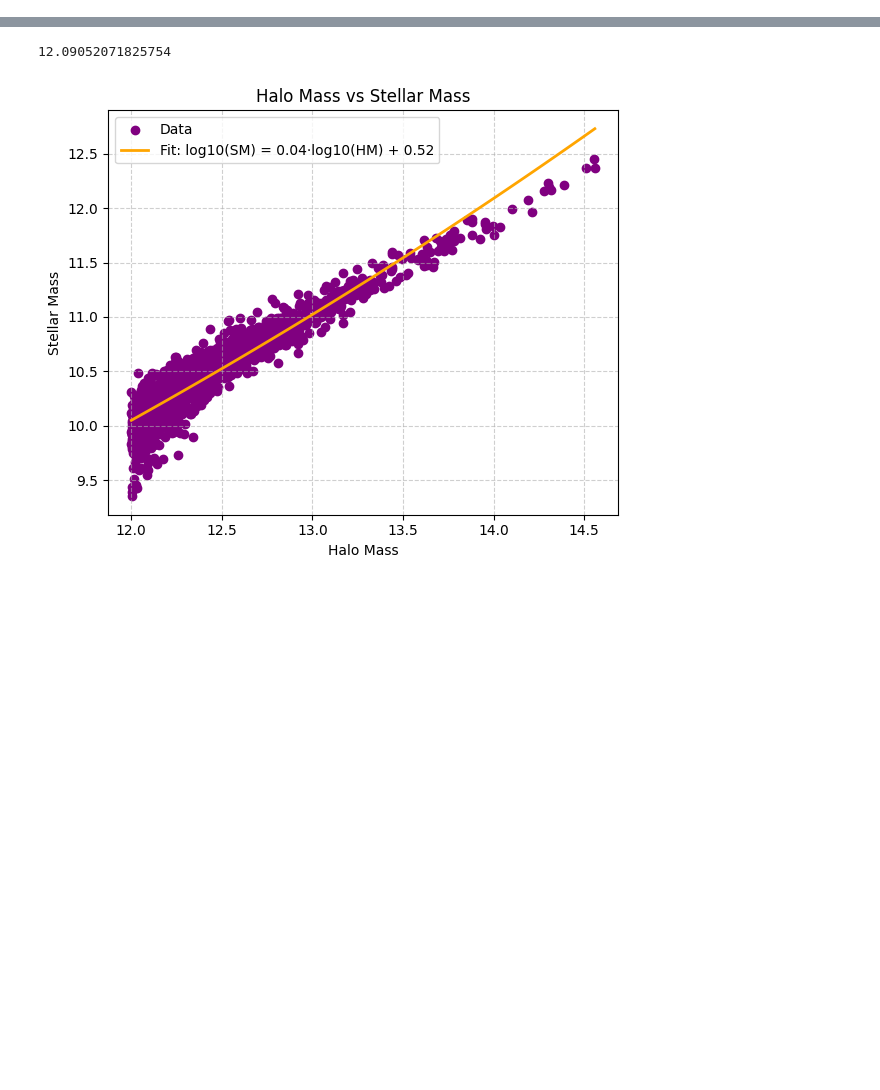
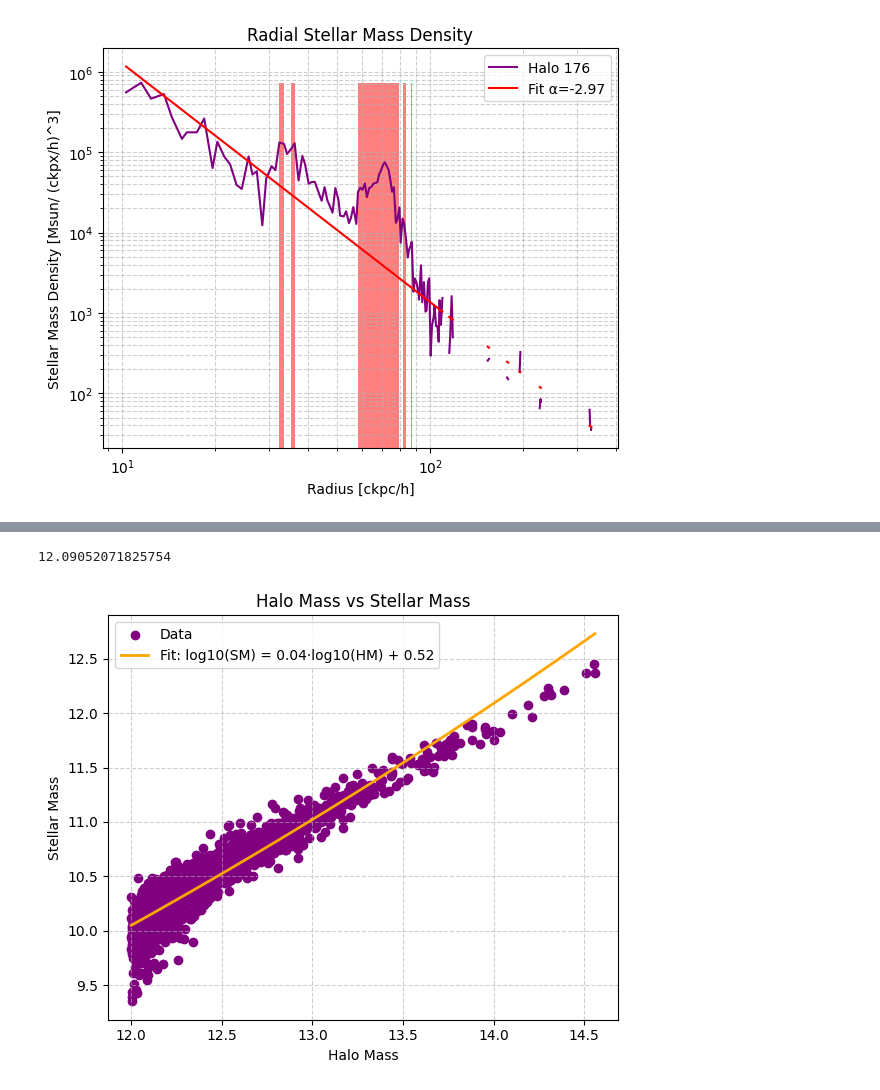
Before and after one commit to omaxim/VeraWorkspace, a Jupyter notebook: outer_solar_halo.ipynb, the cells around one changed output, grey strips where cells are left out. Drawn from its saved outputs; the diff is of its cells as text; code cells hidden in the pictures; blank space fills up the shorter version.

```diff
--- a/outer_solar_halo.ipynb
+++ b/outer_solar_halo.ipynb
@@ -9,0 +97,35 @@ star_positions, star_masses, tree, GroupPos, R200Crit, M200Crit = get_mass_densi
+# %%
+import matplotlib.pyplot as plt
+
+index = 176
+r_min = 10
+dr=1
+r_max=R200Crit[index]
+single_profile = compute_mass_density_histogram(star_positions, star_masses, GroupPos[index],r_min, r_max, dr,factor_threshold=2)
+
+# Define the fitted line
+stellar_fit = 10**(single_profile["slope"] * np.log10(single_profile['median_r']) + single_profile['intercept'])
+running_median = pd.Series(single_profile['weight_density']).rolling(5*dr, center=True).median().to_numpy()
+
+corrected_profile = single_profile['median_r'] - running_median
+# Plot
+plt.figure(figsize=(6, 5))
+plt.plot(single_profile['median_r'],single_profile['weight_density'], color='purple', label='Halo '+str(index))
+#plt.plot(single_profile['median_r'],running_median, color='red', label='Halo '+str(index))
+
+plt.plot(single_profile['median_r'],stellar_fit, color='red', label='Fit α='+str(single_profile['slope'].round(2)))
+plt.fill_between(single_profile['median_r'], single_profile['weight_density'].min(), single_profile['weight_density'].max(), where=~single_profile['satellite_mask'], facecolor='red', alpha=0.5)
+#plt.plot(single_profile['median_r'],single_profile['weight_density']-stellar_fit, color='purple', label='Halo '+str(index))
+
+#plt.plot(single_profile['log_density'], stellar_fit, color='orange', linewidth=2, label='fit')
+plt.xscale('log')
+plt.yscale('log')
+plt.xlabel('Radius [ckpc/h]')
+plt.ylabel('Stellar Mass Density [Msun/ (ckpx/h)^3]')
+plt.title('Radial Stellar Mass Density')
+plt.grid(True, which='both', ls='--', alpha=0.6)
+plt.legend()
+plt.tight_layout()
+plt.show()
+# %% [output]
+[figure, added]
```
Also changed, not shown: parts of 8 cells of this notebook, 3 other files.
